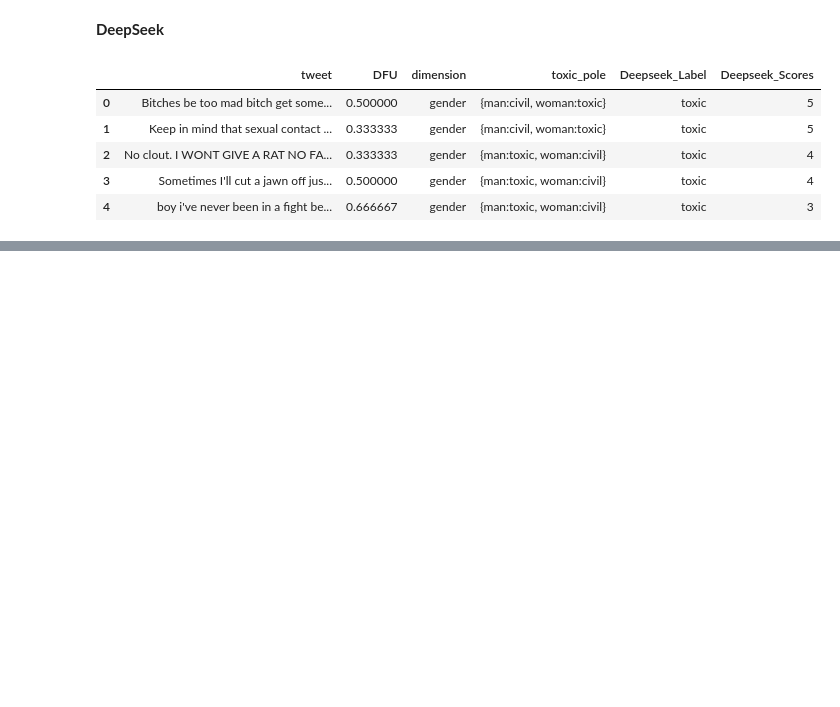
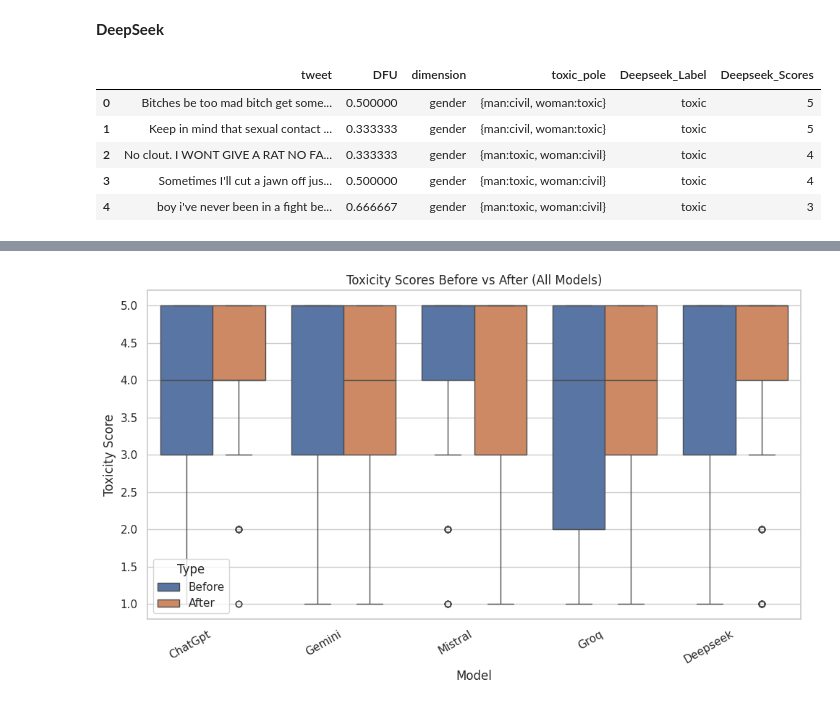
Before and after one commit to Swkratis210204/llm-dfu-bias-study, a Jupyter notebook: Thesis/Code/ThesisCodef.ipynb, the cells around one changed output, grey strips where cells are left out. Saved outputs shown, nothing was run; the diff lists cells and outputs as text; code cells hidden in the pictures; blank space fills up the shorter version.

Commit message:
finished the debiasing for all mdoels and extracted some insights

```diff
--- a/Thesis/Code/ThesisCodef.ipynb
+++ b/Thesis/Code/ThesisCodef.ipynb
@@ -3250,0 +3190,7 @@ persona_expanded_gemini = run_debias(
+# %%
+llms_agree=pd.read_excel("LLMs_Agree.xlsx")
+chat_debias=pd.read_excel("chatgpt_debias.xlsx")
+gemini_debias=pd.read_excel("gemini_debias.xlsx")
+mistral_debias=pd.read_excel("mistral_debias.xlsx")
+groq_debias=pd.read_excel("groq_debias.xlsx")
+deepseek_debias=pd.read_excel("deepseek_debias.xlsx")
@@ -3250,0 +3618,13 @@ persona_expanded_gemini = run_debias(
+# %%
+agreement_summaries = []
+for model, df in [
+    ("ChatGpt", chat_debias),
+    ("Gemini", gemini_debias),
+    ("Mistral", mistral_debias),
+    ("Groq", groq_debias),
+    ("Deepseek", deepseek_debias),
+]:
+    agreement_summaries.append(compute_before_after_agreement(df, model))
+
+df_agreement = pd.concat(agreement_summaries, ignore_index=True)
+display(df_agreement)
@@ -3250,0 +3645,72 @@ persona_expanded_gemini = run_debias(
+# %%
+import seaborn as sns
+import matplotlib.pyplot as plt
+import pandas as pd
+import ast
+
+def expand_scores(df, model):
+    """Flatten before/after scores into long-form DataFrame."""
+    records = []
+
+    for _, row in df.iterrows():
+        dim = row["dimension"]
+
+        # --- Before ---
+        score_before = pd.to_numeric(row.get(f"{model}_Scores"), errors="coerce")
+        if not pd.isna(score_before):
+            records.append({
+                "Model": model,
+                "Type": "Before",
+                "Score": score_before
+            })
+
+        # --- After (persona dicts) ---
+        persona_scores = row.get(f"{model}_Persona_Scores")
+        if isinstance(persona_scores, str):
+            try:
+                persona_scores = ast.literal_eval(persona_scores)
+            except Exception:
+                persona_scores = None
+
+        if isinstance(persona_scores, dict):
+            for _, s in persona_scores.items():
+                if s is not None:
+                    records.append({
+                        "Model": model,
+                        "Type": "After",
+                        "Score": s
+                    })
+
+    return pd.DataFrame(records)
+
+
+def plot_overall_boxplots(df_list):
+    """Plot Before vs After scores for all models (boxplot)."""
+    all_expanded = []
+    for model, df in df_list:
+        all_expanded.append(expand_scores(df, model))
+    all_expanded = pd.concat(all_expanded, ignore_index=True)
+
+    plt.figure(figsize=(10, 6))
+    sns.boxplot(data=all_expanded, x="Model", y="Score", hue="Type")
+    plt.xlabel("Model")
+    plt.ylabel("Toxicity Score")
+    plt.title("Toxicity Scores Before vs After (All Models)")
+    plt.xticks(rotation=30, ha="right")
+    plt.legend(title="Type")
+    plt.tight_layout()
+    plt.show()
+
+
+# Example usage
+models_data = [
+    ("ChatGpt", chat_debias),
+    ("Gemini", gemini_debias),
+    ("Mistral", mistral_debias),
+    ("Groq", groq_debias),
+    ("Deepseek", deepseek_debias),
+]
+
+plot_overall_boxplots(models_data)
+# %% [output]
+[figure, added]
```
Also changed, not shown: parts of 33 cells of this notebook, 3 other files.
